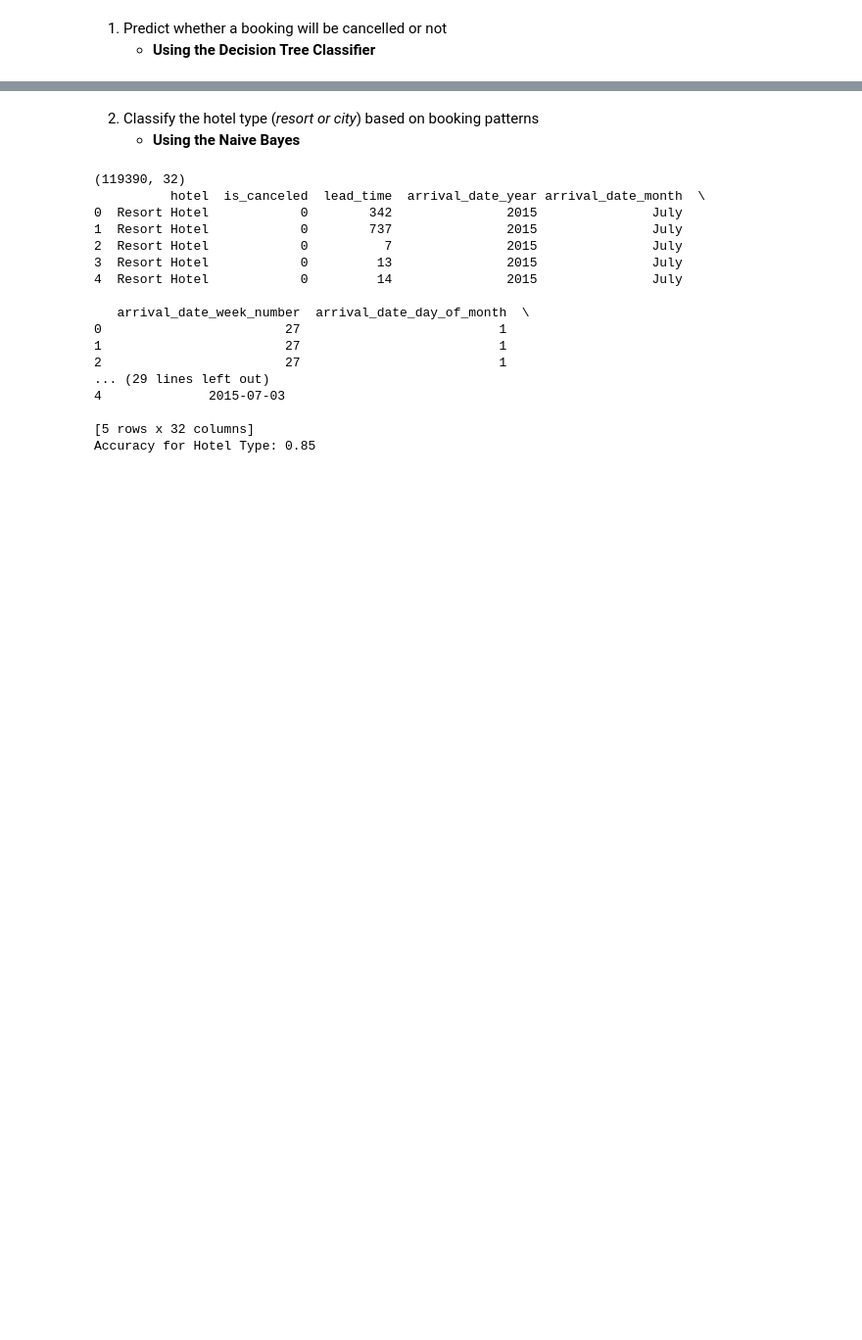
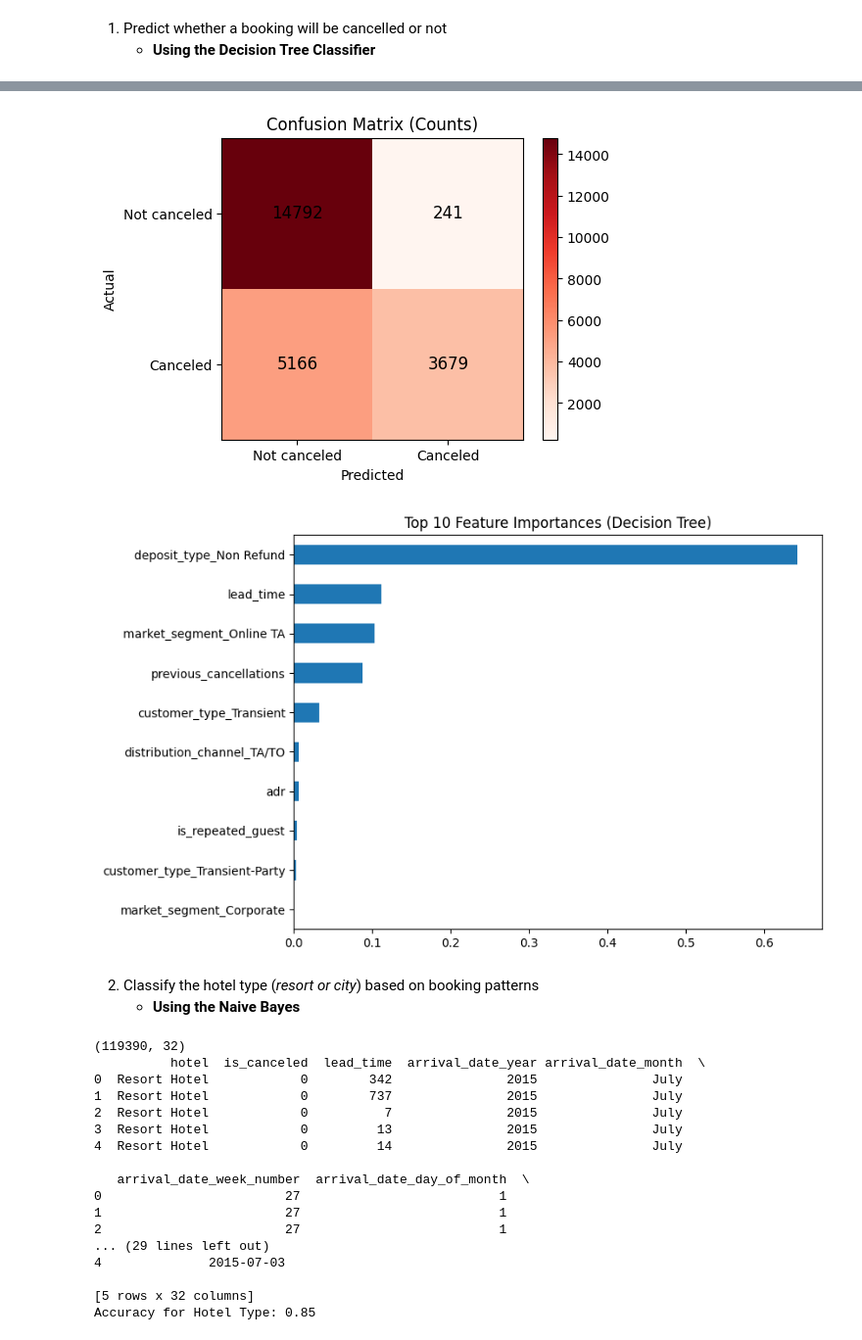
Before and after one commit to jezreel11/Assignment-7, a Jupyter notebook: main.ipynb, the cells around one changed output, grey strips where cells are left out. Shown at 98% size. Saved outputs shown, nothing was run; the diff lists cells and outputs as text; code cells hidden in the pictures; blank space fills up the shorter version.

```diff
--- a/main.ipynb
+++ b/main.ipynb
@@ -3,3 +18,5 @@
+# %%
+df = pd.read_csv("hotel_bookings.csv")
 # %% [markdown]
 1. Predict whether a booking will be cancelled or not
     * **Using the Decision Tree Classifier**
@@ -7,0 +23,75 @@
+# %%
+# Will a booking be cancelled or not using a DECISION TREE CLASSIFIER
+
+# These are the parameters I will use to predict if a booking will be cancelled or not
+features = [
+    "lead_time",
+    "market_segment",
+    "distribution_channel",
+    "deposit_type",
+    "previous_cancellations",
+    "is_repeated_guest",
+    "days_in_waiting_list",
+    "customer_type",
+    "adr"
+]
+
+df_sub = df[features + ['is_canceled']].copy()
+
+# Handle missing values
+num_cols = df_sub.select_dtypes(include=['float64', 'int64']).columns.tolist()
+cat_cols = df_sub.select_dtypes(include=['object']).columns.tolist()
+
+for c in num_cols:
+    df_sub[c] = df_sub[c].fillna(df_sub[c].median())
+
+for c in cat_cols:
+    df_sub[c] = df_sub[c].fillna('UNKNOWN')
+
+# Encoding
+df_encoded = pd.get_dummies(df_sub.drop(columns=['is_canceled']), drop_first=True)
+y = df_sub['is_canceled'].astype(int)
+
+# Train-test split
+X_train, X_test, y_train, y_test = train_test_split(
+    df_encoded, y, test_size=0.2, random_state=42, stratify=y
+)
+
+# Using the decision tree classifier
+dt = DecisionTreeClassifier(random_state=42, max_depth=6)
+dt.fit(X_train, y_train)
+
+# prediction
+y_pred = dt.predict(X_test)
+
+# Printing resoults
+print("\nClassification Report for Hotel Booking Cancellation:\n")
+print(classification_report(y_test, y_pred))
+
+# Confusion Matrix
+cm = confusion_matrix(y_test, y_pred)
+print("\nConfusion matrix (counts):\n", cm)
+
+plt.figure(figsize=(5,4))
+plt.imshow(cm, interpolation='nearest', cmap='Reds')
+plt.title('Confusion Matrix (Counts)')
+plt.colorbar()
+plt.xticks([0,1], ['Not canceled','Canceled'])
+plt.yticks([0,1], ['Not canceled','Canceled'])
+for i in range(cm.shape[0]):
+    for j in range(cm.shape[1]):
+        plt.text(j, i, cm[i,j], ha='center', va='center', fontsize=12)
+plt.xlabel('Predicted')
+plt.ylabel('Actual')
+plt.show()
+
+# Organizing how important each feature is
+importances = pd.Series(dt.feature_importances_, index=X_train.columns)
+top_importances = importances.sort_values(ascending=False).head(10)
+
+plt.figure(figsize=(8,6))
+top_importances.plot(kind='barh')
+plt.gca().invert_yaxis()
+plt.title('Top 10 Feature Importances (Decision Tree)')
+plt.show()
+# %% [output]
@@ -8,3 +113,5 @@
+[figure, added]
+[figure, added]
 # %% [markdown]
 2. Classify the hotel type (*resort or city*) based on booking patterns
     * **Using the Naive Bayes**
```
Also changed, not shown: parts of 5 cells of this notebook.
